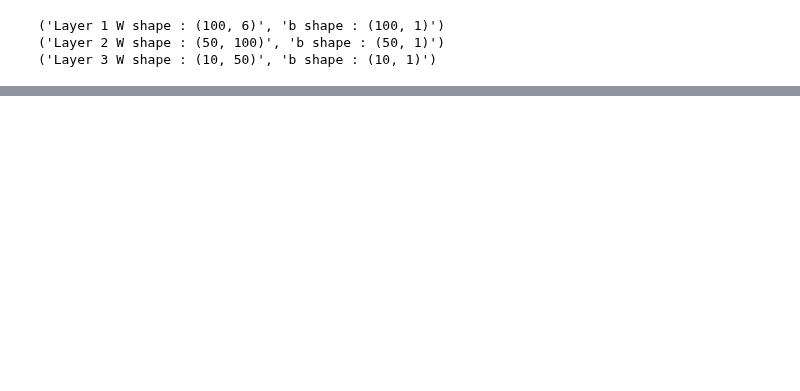
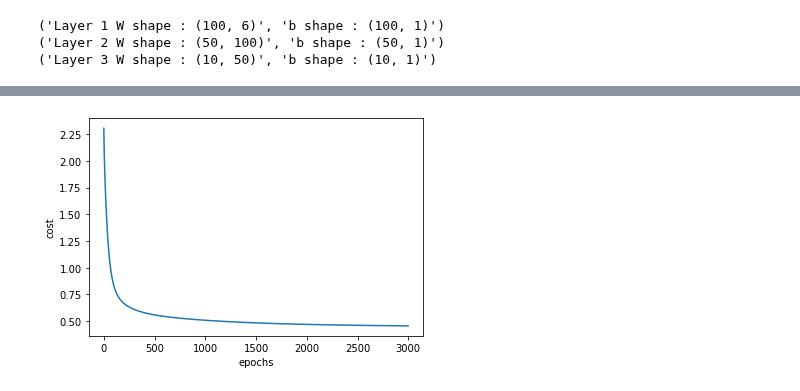
Before and after one commit to CyberKnight1803/ML_Assignment, a Jupyter notebook: ANN/ANN.ipynb, the cells around one changed output, grey strips where cells are left out. Drawn from its saved outputs; the diff is of its cells as text; code cells hidden in the pictures; blank space fills up the shorter version.

```diff
--- a/ANN/ANN.ipynb
+++ b/ANN/ANN.ipynb
@@ -116,0 +117,7 @@ Cost after iteration2900: nan
+# %%
+plt.plot(np.squeeze(costs2))
+plt.ylabel('cost')
+plt.xlabel('epochs')
+plt.show()
+# %% [output]
+[figure, added]
```
Also changed, not shown: parts of 4 cells of this notebook, 3 other files.
